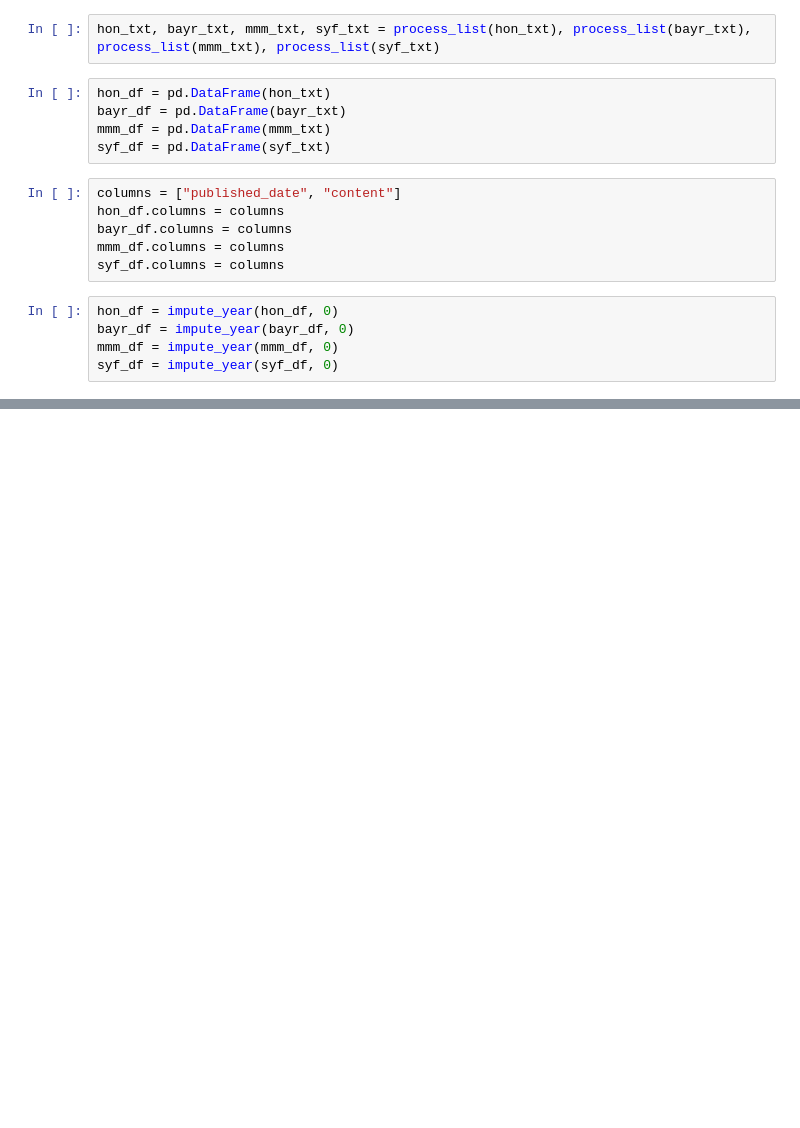
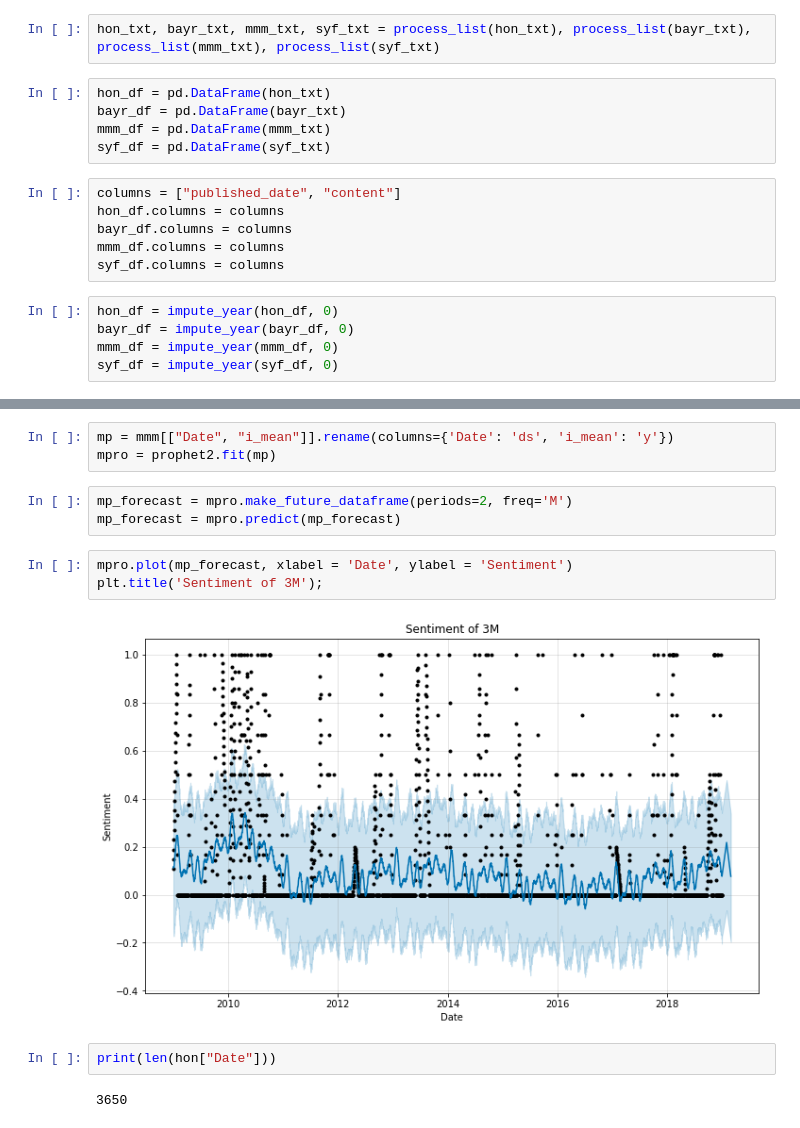
Before and after one commit to rchatrath7/datathon, a Jupyter notebook: notebooks/Stocktwits Processing.ipynb, the cells around one changed output, grey strips where cells are left out. Saved outputs shown, nothing was run; the diff lists cells and outputs as text; blank space fills up the shorter version.

```diff
--- a/notebooks/Stocktwits Processing.ipynb
+++ b/notebooks/Stocktwits Processing.ipynb
@@ -96,0 +176,15 @@ syf.to_pickle("output/synchrony_stocktwits.pickle", 'gzip')
+# %%
+mp = mmm[["Date", "i_mean"]].rename(columns={'Date': 'ds', 'i_mean': 'y'})
+mpro = prophet2.fit(mp)
+# %%
+mp_forecast = mpro.make_future_dataframe(periods=2, freq='M')
+mp_forecast = mpro.predict(mp_forecast)
+# %%
+mpro.plot(mp_forecast, xlabel = 'Date', ylabel = 'Sentiment')
+plt.title('Sentiment of 3M');
+# %% [output]
+[figure, added]
+# %%
+print(len(hon["Date"]))
+# %% [output]
+3650
```
Also changed, not shown: parts of 22 cells of this notebook, 11 other files.
